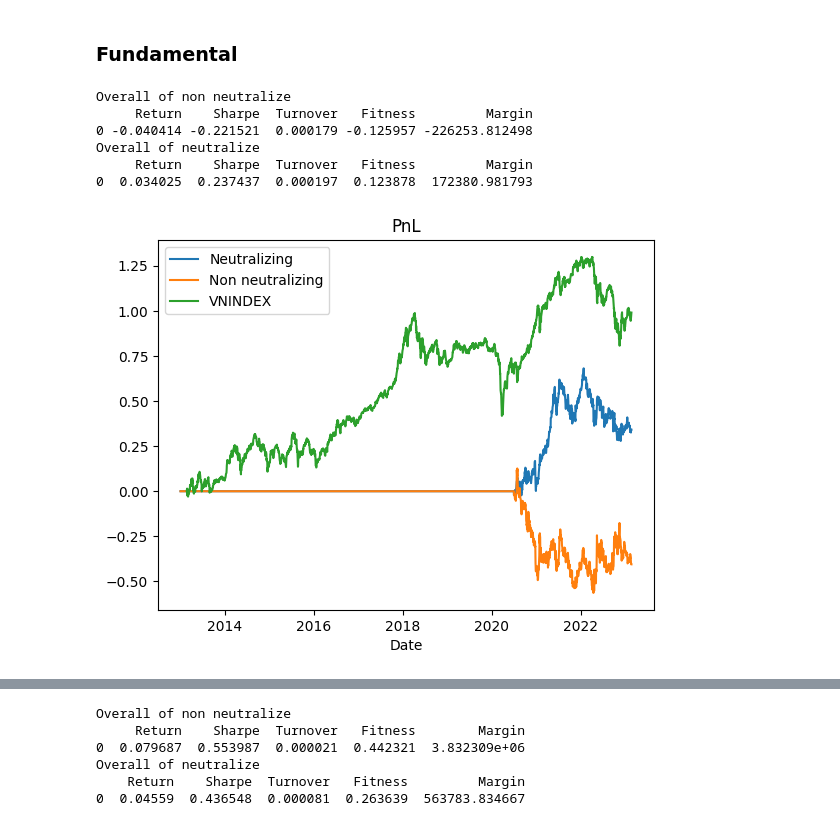
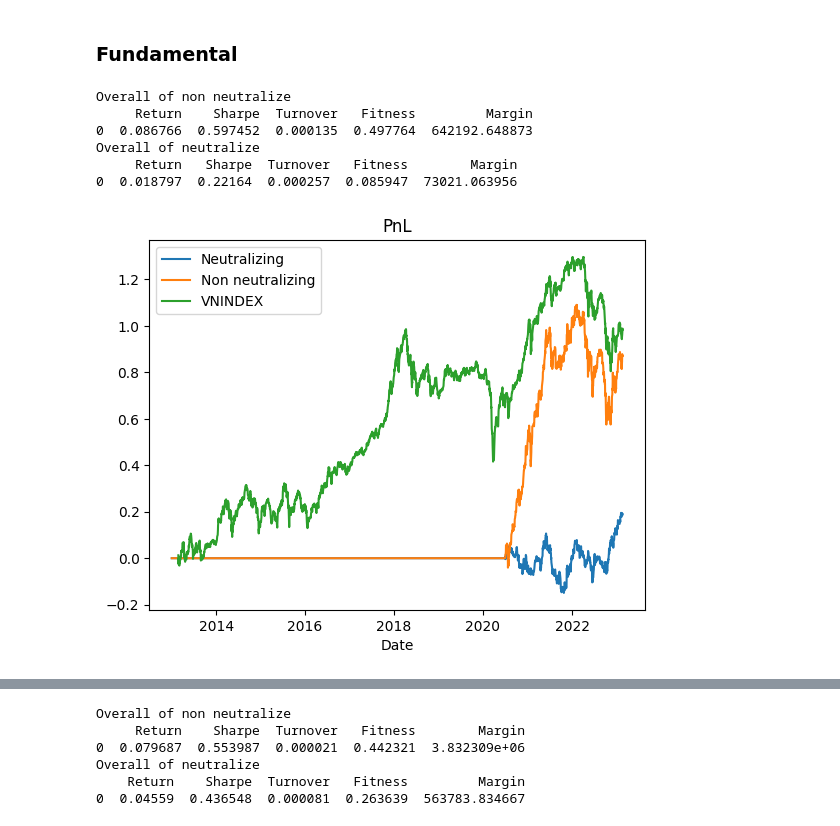
Before and after one commit to khanhtrinh2003/VN30-Strategy, a Jupyter notebook: main.ipynb, the cells around one changed output, grey strips where cells are left out. Saved outputs shown, nothing was run; the diff lists cells and outputs as text; code cells hidden in the pictures.

```diff
--- a/main.ipynb
+++ b/main.ipynb
@@ -21,14 +21,14 @@ returns = close.pct_change()
 # %% [markdown]
 ### Fundamental
 # %%
-a= Stimulate(fndl("sales")/fndl("cost"))
+a= Stimulate(fndl("liabilities")/fndl("asset"))
 a.plot_pnl()
 a.overall()
 # %% [output]
 Overall of non neutralize
      Return    Sharpe  Turnover   Fitness         Margin
-0 -0.040414 -0.221521  0.000179 -0.125957 -226253.812498
+0  0.086766  0.597452  0.000135  0.497764  642192.648873
 Overall of neutralize
-     Return    Sharpe  Turnover   Fitness         Margin
-0  0.034025  0.237437  0.000197  0.123878  172380.981793
+     Return   Sharpe  Turnover   Fitness        Margin
+0  0.018797  0.22164  0.000257  0.085947  73021.063956
-[figure, old version]
+[figure, new version]
```
Also changed, not shown: parts of 6 cells of this notebook, 9 other files.
